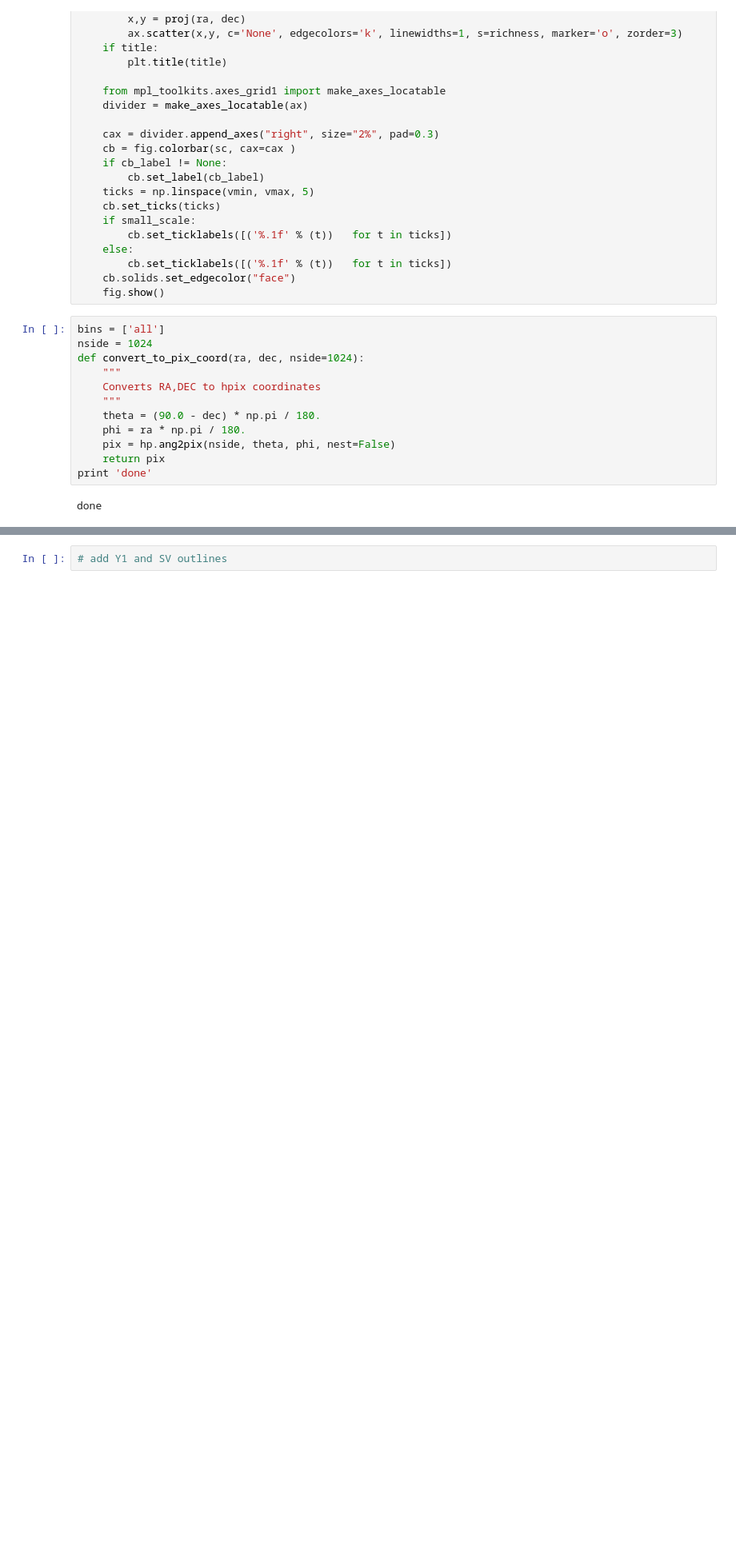
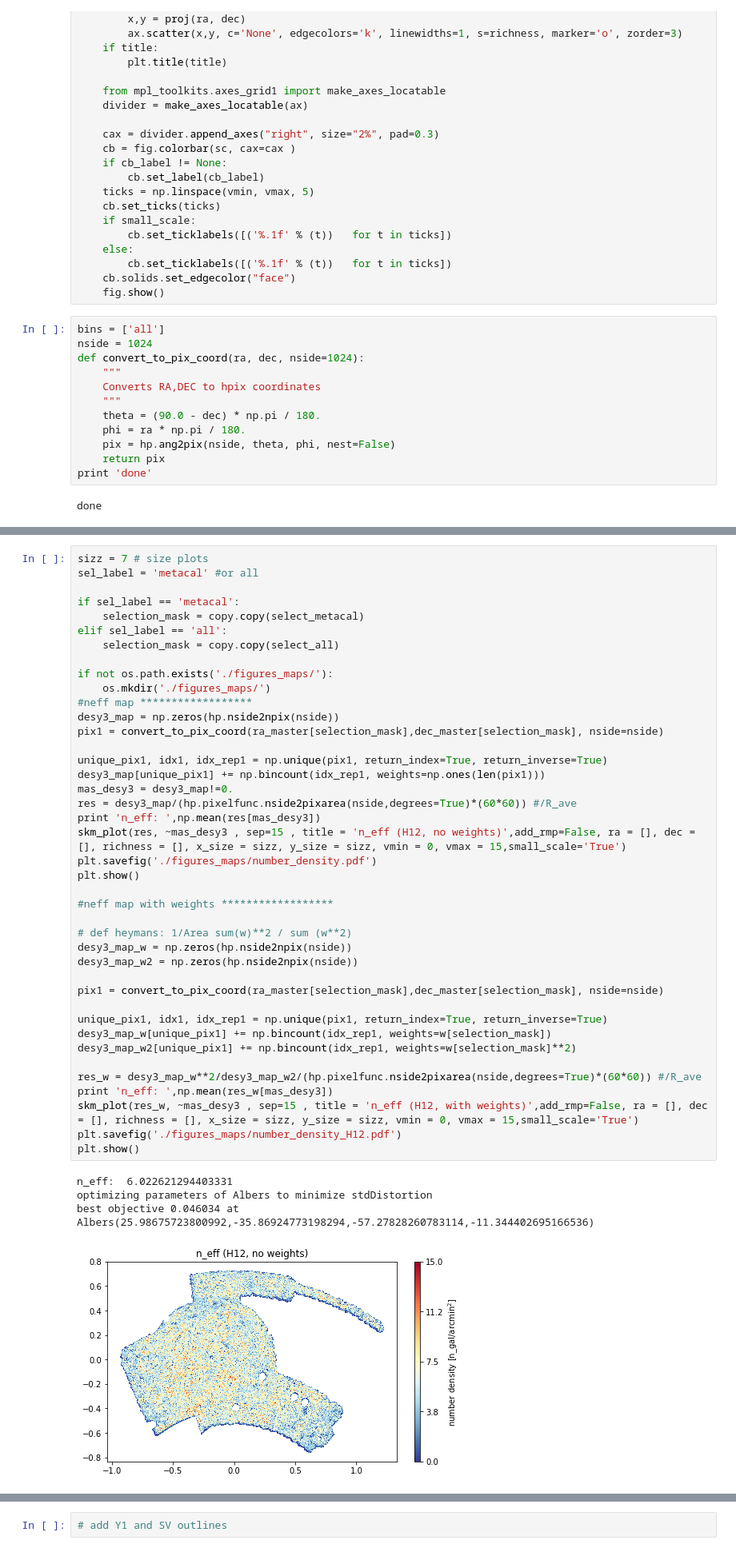
Before and after one commit to des-science/Y3_shearcat_tests, a Jupyter notebook: MapSys.ipynb, the cells around one changed output, grey strips where cells are left out. Shown at 80% size. Drawn from its saved outputs; the diff is of its cells as text; blank space fills up the shorter version.

```diff
--- a/MapSys.ipynb
+++ b/MapSys.ipynb
@@ -201,0 +233,46 @@ print R22_1
+# %%
+sizz = 7 # size plots
+sel_label = 'metacal' #or all
+
+if sel_label == 'metacal':
+    selection_mask = copy.copy(select_metacal)
+elif sel_label == 'all':
+    selection_mask = copy.copy(select_all)
+
+if not os.path.exists('./figures_maps/'):
+    os.mkdir('./figures_maps/')
+#neff map ******************
+desy3_map = np.zeros(hp.nside2npix(nside))
+pix1 = convert_to_pix_coord(ra_master[selection_mask],dec_master[selection_mask], nside=nside)
+
+unique_pix1, idx1, idx_rep1 = np.unique(pix1, return_index=True, return_inverse=True)
+desy3_map[unique_pix1] += np.bincount(idx_rep1, weights=np.ones(len(pix1)))
+mas_desy3 = desy3_map!=0.
+res = desy3_map/(hp.pixelfunc.nside2pixarea(nside,degrees=True)*(60*60)) #/R_ave
+print 'n_eff: ',np.mean(res[mas_desy3])
+skm_plot(res, ~mas_desy3 , sep=15 , title = 'n_eff (H12, no weights)',add_rmp=False, ra = [], dec = [], richness = [], x_size = sizz, y_size = sizz, vmin = 0, vmax = 15,small_scale='True')
+plt.savefig('./figures_maps/number_density.pdf')
+plt.show()
+
+#neff map with weights ******************
+
+# def heymans: 1/Area sum(w)**2 / sum (w**2)
+desy3_map_w = np.zeros(hp.nside2npix(nside))
+desy3_map_w2 = np.zeros(hp.nside2npix(nside))
+
+pix1 = convert_to_pix_coord(ra_master[selection_mask],dec_master[selection_mask], nside=nside)
+
+unique_pix1, idx1, idx_rep1 = np.unique(pix1, return_index=True, return_inverse=True)
+desy3_map_w[unique_pix1] += np.bincount(idx_rep1, weights=w[selection_mask])
+desy3_map_w2[unique_pix1] += np.bincount(idx_rep1, weights=w[selection_mask]**2)
+
+res_w = desy3_map_w**2/desy3_map_w2/(hp.pixelfunc.nside2pixarea(nside,degrees=True)*(60*60)) #/R_ave
+print 'n_eff: ',np.mean(res_w[mas_desy3])
+skm_plot(res_w, ~mas_desy3 , sep=15 , title = 'n_eff (H12, with weights)',add_rmp=False, ra = [], dec = [], richness = [], x_size = sizz, y_size = sizz, vmin = 0, vmax = 15,small_scale='True')
+plt.savefig('./figures_maps/number_density_H12.pdf')
+plt.show()
+# %% [output]
+n_eff:  6.022621294403331
+optimizing parameters of Albers to minimize stdDistortion
+best objective 0.046034 at Albers(25.98675723800992,-35.86924773198294,-57.27828260783114,-11.344402695166536)
+[figure, added]
```
Also changed, not shown: parts of 24 cells of this notebook.
